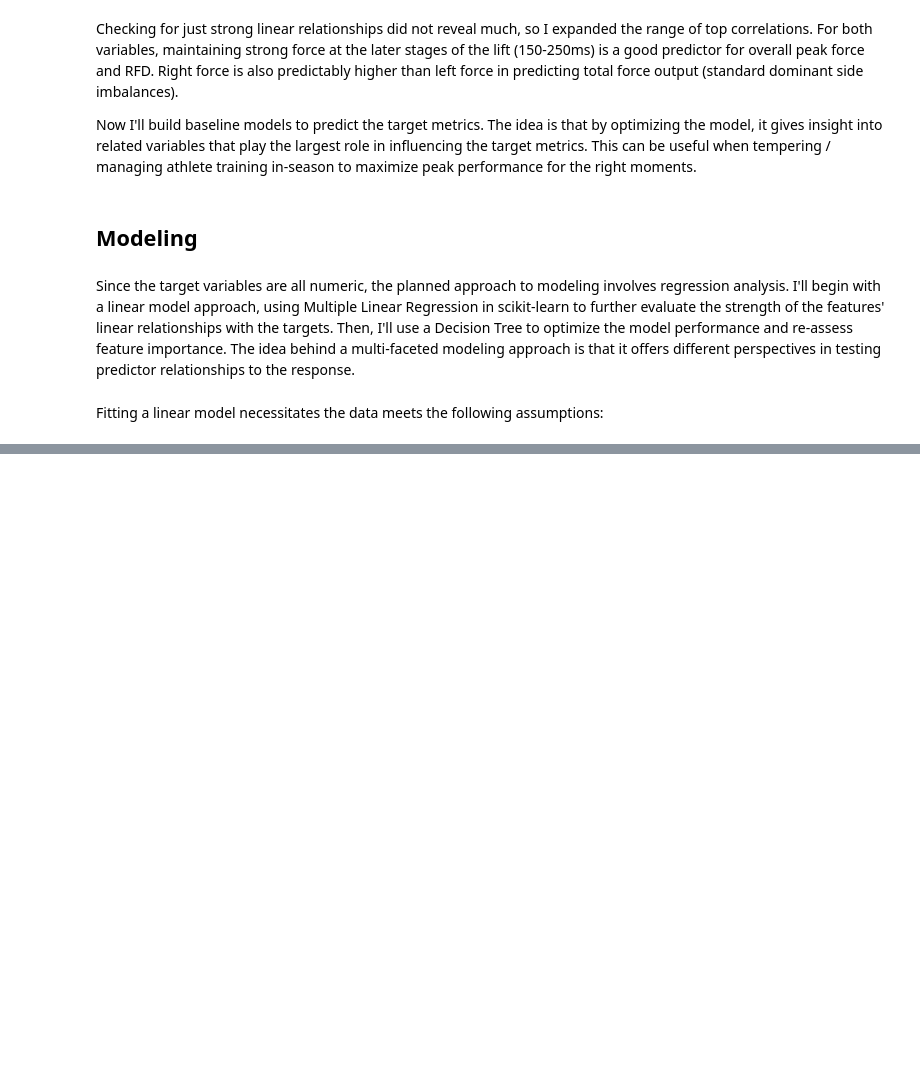
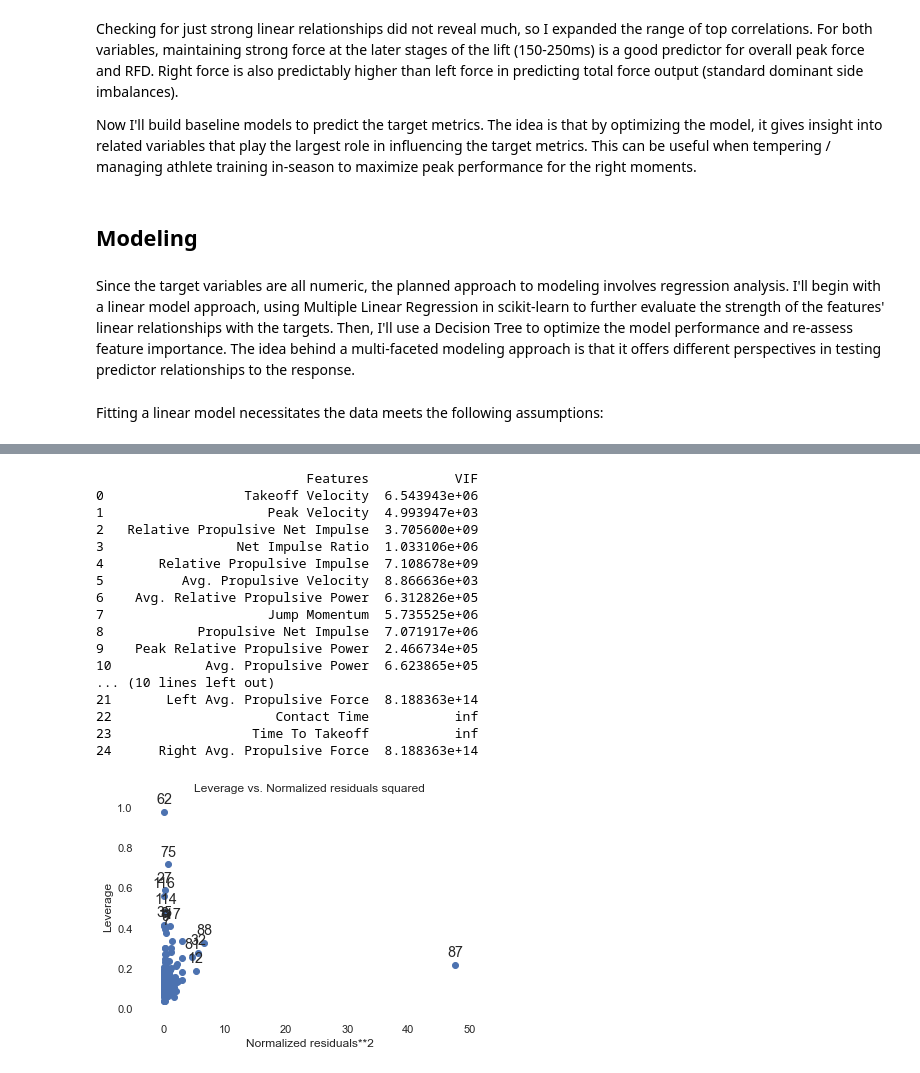
Before and after one commit to mithilguru/Illinois-Strength-Trends, a Jupyter notebook: StrengthTesting-July-2023.ipynb, the cells around one changed output, grey strips where cells are left out. Cells and saved outputs as stored; diff of their text form; code cells hidden in the pictures; blank space fills up the shorter version.

```diff
--- a/StrengthTesting-July-2023.ipynb
+++ b/StrengthTesting-July-2023.ipynb
@@ -558,0 +546,33 @@ plt.show()
+# %%
+# imports
+from statsmodels.stats.outliers_influence import variance_inflation_factor
+
+# VIF (multicolinearity)=
+vif = pd.DataFrame()
+vif["Features"] = X.columns
+vif["VIF"] = [variance_inflation_factor(X.values, i) for i in range(X.shape[1])]
+print(vif)
+
+# leverage residual-squared plot (outliers and influential points)
+sm.graphics.plot_leverage_resid2(mod1)
+sns.despine(left = True, bottom = True)
+plt.show()
+# %% [output]
+                           Features           VIF
+0                  Takeoff Velocity  6.543943e+06
+1                     Peak Velocity  4.993947e+03
+2   Relative Propulsive Net Impulse  3.705600e+09
+3                 Net Impulse Ratio  1.033106e+06
+4       Relative Propulsive Impulse  7.108678e+09
+5          Avg. Propulsive Velocity  8.866636e+03
+6    Avg. Relative Propulsive Power  6.312826e+05
+7                     Jump Momentum  5.735525e+06
+8            Propulsive Net Impulse  7.071917e+06
+9    Peak Relative Propulsive Power  2.466734e+05
+10            Avg. Propulsive Power  6.623865e+05
+... (10 lines left out)
+21       Left Avg. Propulsive Force  8.188363e+14
+22                     Contact Time           inf
+23                  Time To Takeoff           inf
+24      Right Avg. Propulsive Force  8.188363e+14
+[figure, added]
```
Also changed, not shown: parts of 10 cells of this notebook.
